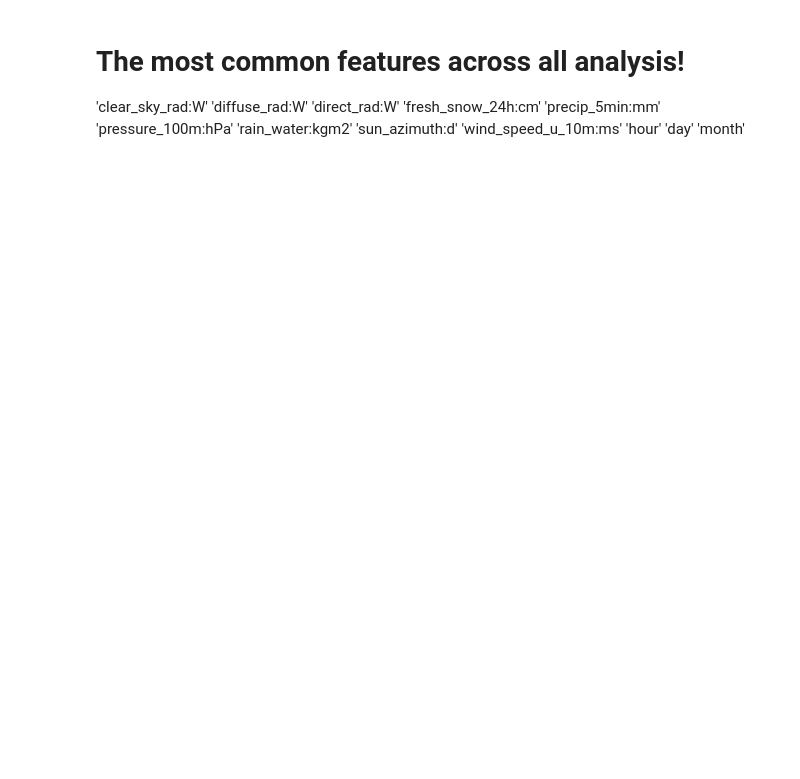
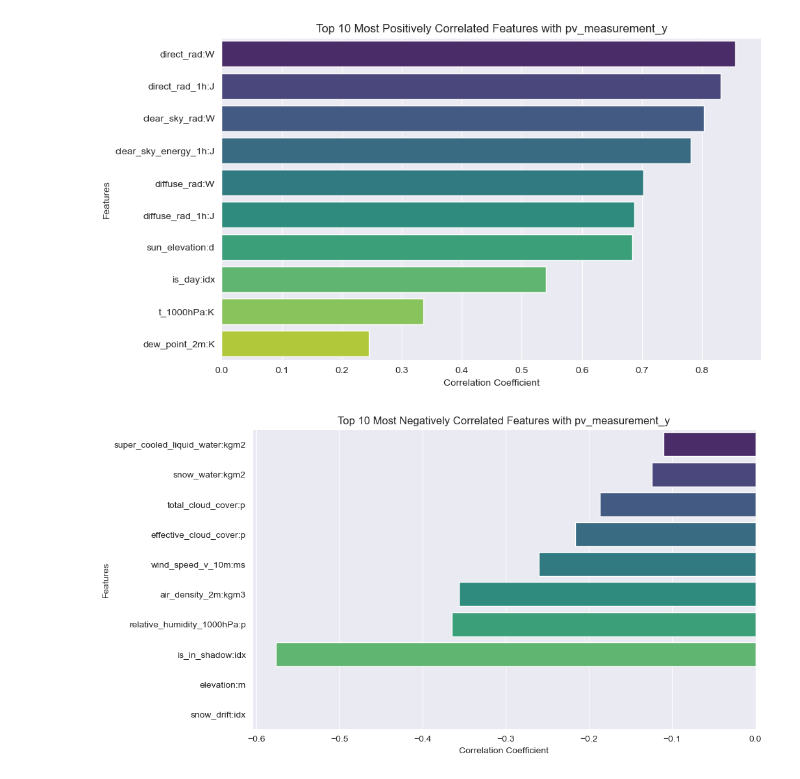
Before and after one commit to Markuski2023/MLGroupProject, a Jupyter notebook: src/EDA.ipynb, the cells around one changed output. Saved outputs shown, nothing was run; the diff lists cells and outputs as text; code cells hidden in the pictures; blank space fills up the shorter version.

```diff
--- a/src/EDA.ipynb
+++ b/src/EDA.ipynb
@@ -292,15 +189,27 @@ sorted_discrepancy
-# %% [markdown]
-# The most common features across all analysis!
-
-'clear_sky_rad:W'
-'diffuse_rad:W'
-'direct_rad:W'
-'fresh_snow_24h:cm'
-'precip_5min:mm'
-'pressure_100m:hPa'
-'rain_water:kgm2'
-'sun_azimuth:d'
-'wind_speed_u_10m:ms'
-'hour'
-'day'
-'month'
+# %%
+# Calculate the correlation matrix
+correlation_matrix = df.drop(columns='date_forecast').corr()
+
+# Focus on the correlations of features with the target variable 'pv_measurement_y'
+target_correlations = correlation_matrix['pv_measurement'].sort_values(ascending=False)
+
+# Code to plot the 10 most positively correlated features with the target variable
+plt.figure(figsize=(10, 6))
+top_10_positive_corr = target_correlations.head(11)[1:]  # Exclude self-correlation of target variable
+sns.barplot(x=top_10_positive_corr.values, y=top_10_positive_corr.index, palette='viridis')
+plt.title('Top 10 Most Positively Correlated Features with pv_measurement_y')
+plt.xlabel('Correlation Coefficient')
+plt.ylabel('Features')
+plt.show()
+
+# Code to plot the 10 most negatively correlated features with the target variable
+plt.figure(figsize=(10, 6))
+top_10_negative_corr = target_correlations.tail(11)[1:]
+sns.barplot(x=top_10_negative_corr.values, y=top_10_negative_corr.index, palette='viridis')
+plt.title('Top 10 Most Negatively Correlated Features with pv_measurement_y')
+plt.xlabel('Correlation Coefficient')
+plt.ylabel('Features')
+plt.show()
+# %% [output]
+[figure, added]
+[figure, added]
```
Also changed, not shown: parts of 28 cells of this notebook, 2 other files.
